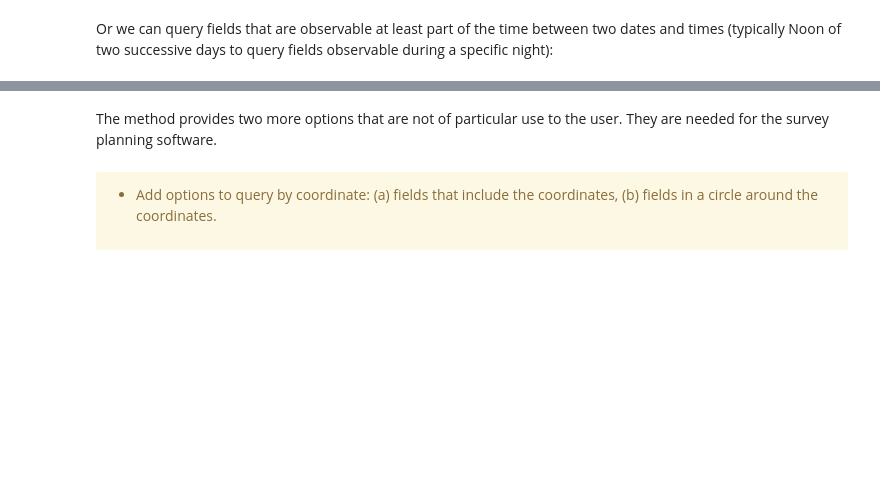
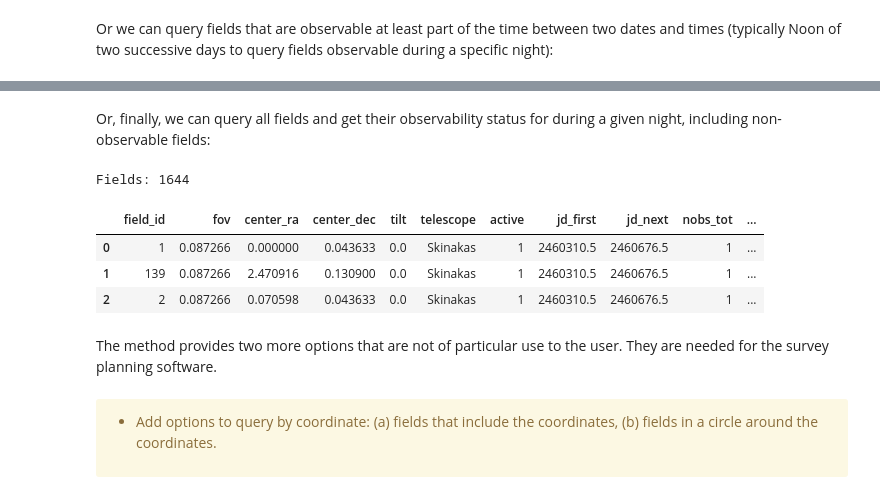
Before and after one commit to skiehl/pasiphae-survey-planner, a Jupyter notebook: Doc_DBManagers.ipynb, the cells around one changed output, grey strips where cells are left out. Saved outputs shown, nothing was run; the diff lists cells and outputs as text; code cells hidden in the pictures; blank space fills up the shorter version.

```diff
--- a/Doc_DBManagers.ipynb
+++ b/Doc_DBManagers.ipynb
@@ -648,3 +658,15 @@ len(fields)
+# %% [markdown]
+Or, finally, we can query all fields and get their observability status for during a given night, including non-observable fields:
+# %%
+fields = manager.get_fields(night="2024-01-02")
+print(f'Fields: {len(fields)}\n')
+DataFrame(fields).head(3)
+# %% [output]
+Fields: 1644
+|  | field_id | fov | center_ra | center_dec | tilt | telescope | active | jd_first | jd_next | nobs_tot | ... |
+| 0 | 1 | 0.087266 | 0.000000 | 0.043633 | 0.0 | Skinakas | 1 | 2460310.5 | 2460676.5 | 1 | ... |
+| 1 | 139 | 0.087266 | 2.470916 | 0.130900 | 0.0 | Skinakas | 1 | 2460310.5 | 2460676.5 | 1 | ... |
+| 2 | 2 | 0.087266 | 0.070598 | 0.043633 | 0.0 | Skinakas | 1 | 2460310.5 | 2460676.5 | 1 | ... |
 # %% [markdown]
 The method provides two more options that are not of particular use to the user. They are needed for the survey planning software.
 # %% [markdown]
```
Also changed, not shown: parts of 4 cells of this notebook, 2 other files.
